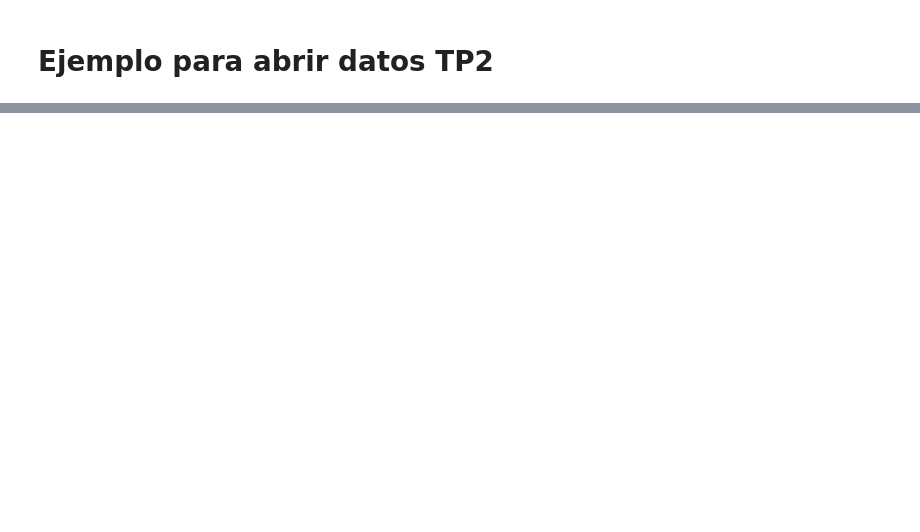
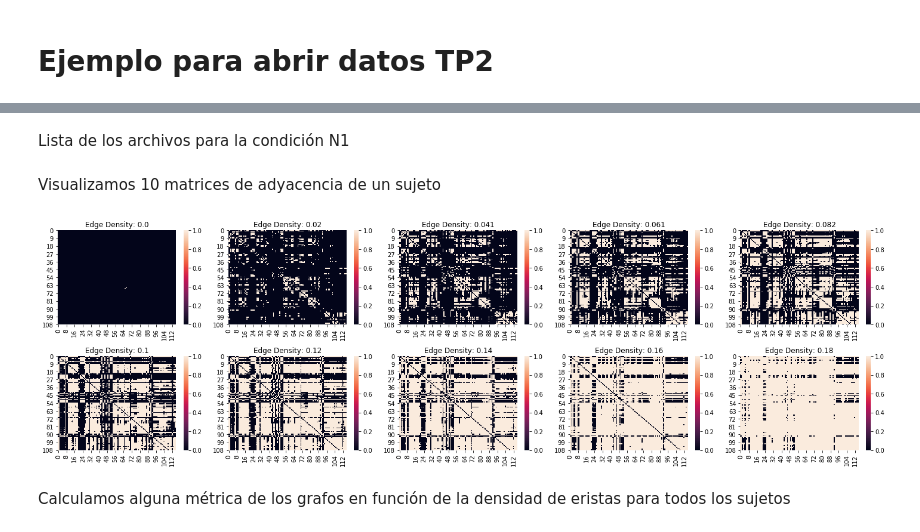
Before and after one commit to jkamienkowski/dmcyt_tp2, a Jupyter notebook: tp2/Tp2_demo.ipynb, the cells around one changed output, grey strips where cells are left out. Cells and saved outputs as stored; diff of their text form; code cells hidden in the pictures; blank space fills up the shorter version.

Commit message:
sujetos

```diff
--- a/tp2/Tp2_demo.ipynb
+++ b/tp2/Tp2_demo.ipynb
@@ -81,0 +87,19 @@ plt.ylabel('Average degree');
+# %%
+def subjectmatrix2graphslist(filename, densities):
+    """
+    Toma un archivo csv con la matriz de input y devuelve una lista de grafos con la densisdad de aristas correspondiente
+    """
+
+    correlation_matrix = pd.read_csv(filename, header=-1)
+    n = correlation_matrix.shape[0]
+    n2m1 = (n*n-1)
+    correlation_matrix -= np.diag(np.ones(n))
+    sorted_correlations = sorted(correlation_matrix.values.flatten(),reverse=True)
+
+    Gs = []
+    for d in densities:
+        idx = int(d*n2m1)
+        threshold = sorted_correlations[idx]
+        Gs.append(nx.from_pandas_adjacency(correlation_matrix>=threshold))
+
+    return Gs
@@ -81,0 +124,24 @@ plt.ylabel('Average degree');
+# %% [markdown]
+Lista de los archivos para la condición N1
+# %%
+filenames = glob('DataSujetos/N1_*.csv')
+
+densities = np.linspace(0,1,50)
+graphs = {}
+for filename in filenames[0:8]:
+    Gs = subjectmatrix2graphslist(filename, densities)
+    name = Path(filename).stem
+    graphs[name] = Gs
+# %% [markdown]
+Visualizamos 10 matrices de adyacencia de un sujeto
+# %%
+plt.figure(figsize=(20,6))
+for i, G in enumerate(graphs['N1_suj2'][::5][:10]):
+    plt.subplot(2,5,i+1)
+    sns.heatmap(nx.to_numpy_array(G))
+    plt.title('Edge Density: {:0.2}'.format(densities[i]))
+plt.tight_layout()
+# %% [output]
+[figure, added]
+# %% [markdown]
+Calculamos alguna métrica de los grafos en función de la densidad de eristas para todos los sujetos
```
Also changed, not shown: parts of 11 cells of this notebook.
